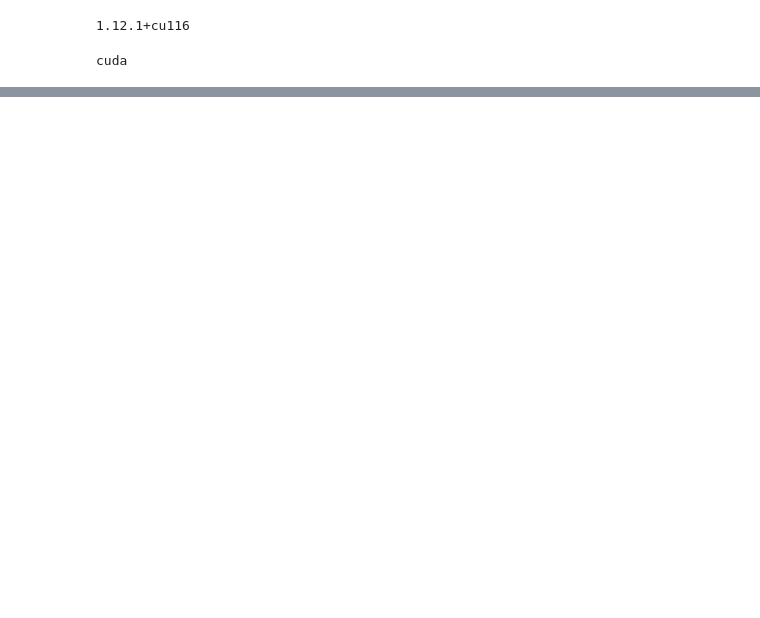
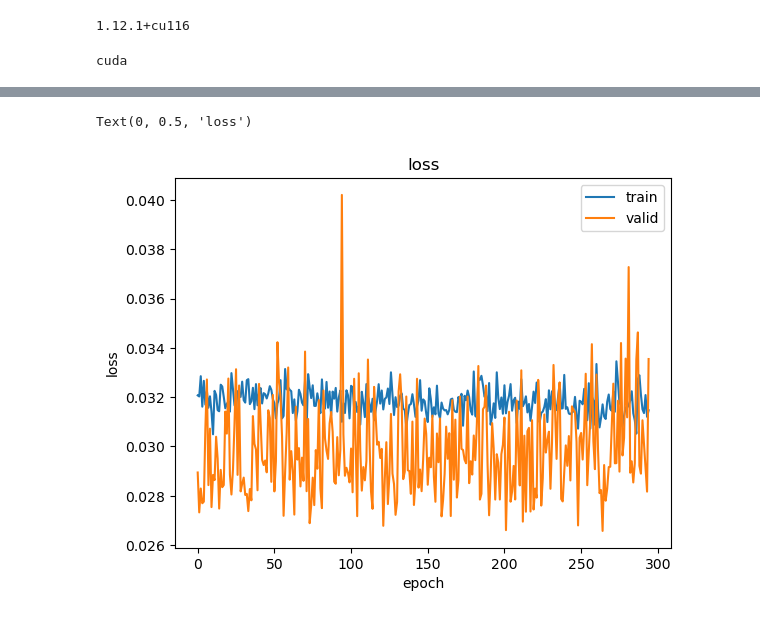
Before and after one commit to Royyang1203/School_work, a Jupyter notebook: S6/DL/hw1_function-approximation/410921208_HW1.ipynb, the cells around one changed output, grey strips where cells are left out. Drawn from its saved outputs; the diff is of its cells as text; code cells hidden in the pictures; blank space fills up the shorter version.

Commit message:
update train and write it into func

```diff
--- a/S6/DL/hw1_function-approximation/410921208_HW1.ipynb
+++ b/S6/DL/hw1_function-approximation/410921208_HW1.ipynb
@@ -66,10 +74,11 @@ dataset = CustomDataset(data_dir)
 
 train_size = int(0.8 * len(dataset))
 val_size = len(dataset) - train_size
-train_dataset, val_dataset = random_split(dataset, [train_size, val_size])
+train_dataset, valid_dataset = random_split(dataset, [train_size, val_size])
 
-train_loader = DataLoader(dataset, batch_size=batch_size, shuffle=True)
-val_loader = DataLoader(val_dataset, batch_size=batch_size)
+
+dataloaders = {x: DataLoader(y, batch_size=batch_size, shuffle=z)
+               for x, y, z in zip(['train', 'valid'], [train_dataset, valid_dataset], [True, False])}
 # %%
 # class DeepModel(nn.Module):
 #     def __init__(self, layer_sizes):
@@ -143 +173,27 @@ criterion = nn.MSELoss()
+# %%
+def increment_path(path, exist_ok=False, sep='', mkdir=False):
+    # Increment file or directory path, i.e. runs/exp --> runs/exp{sep}2, runs/exp{sep}3, ... etc.
+    path = Path(path)  # os-agnostic
+    if path.exists() and not exist_ok:
+        path, suffix = (path.with_suffix(
+            ''), path.suffix) if path.is_file() else (path, '')
+
+        # Method 1
+        for n in range(2, 9999):
+            p = f'{path}{sep}{n}{suffix}'  # increment path
+            if not os.path.exists(p):  #
+                break
+        path = Path(p)
+
+        # Method 2 (deprecated)
+        # dirs = glob.glob(f"{path}{sep}*")  # similar paths
+        # matches = [re.search(rf"{path.stem}{sep}(\d+)", d) for d in dirs]
+        # i = [int(m.groups()[0]) for m in matches if m]  # indices
+        # n = max(i) + 1 if i else 2  # increment number
+        # path = Path(f"{path}{sep}{n}{suffix}")  # increment path
+
+    if mkdir:
+        path.mkdir(parents=True, exist_ok=True)  # make directory
+
+    return str(path)
 # %%
@@ -224,0 +289,4 @@ tensor([[-1.0000, -0.5760],
+# %%
+ckpt['model_state_dict'] = torch.load(str(Path(fr"./runs/exp") / Path('last.pth')))['model_state_dict']
+# %%
+ckpt = train(ckpt, save_dir, model, dataloaders, optimizer, num_epochs=epoch_num, device=device)
@@ -224,0 +311,11 @@ tensor([[-1.0000, -0.5760],
+# %%
+# loss
+plt.plot(ckpt['history']['train_loss'][5:],label='train')
+plt.plot(ckpt['history']['valid_loss'][5:],label='valid')
+plt.legend()
+plt.title('loss')
+plt.xlabel('epoch')
+plt.ylabel('loss')
+# %% [output]
+Text(0, 0.5, 'loss')
+[figure, added]
```
Also changed, not shown: parts of 10 cells of this notebook, 52 other files.
